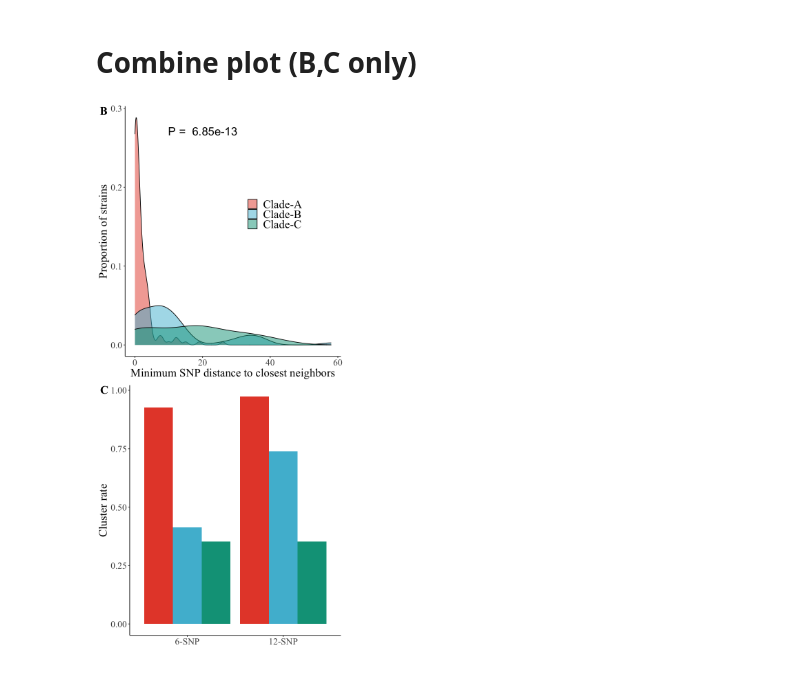
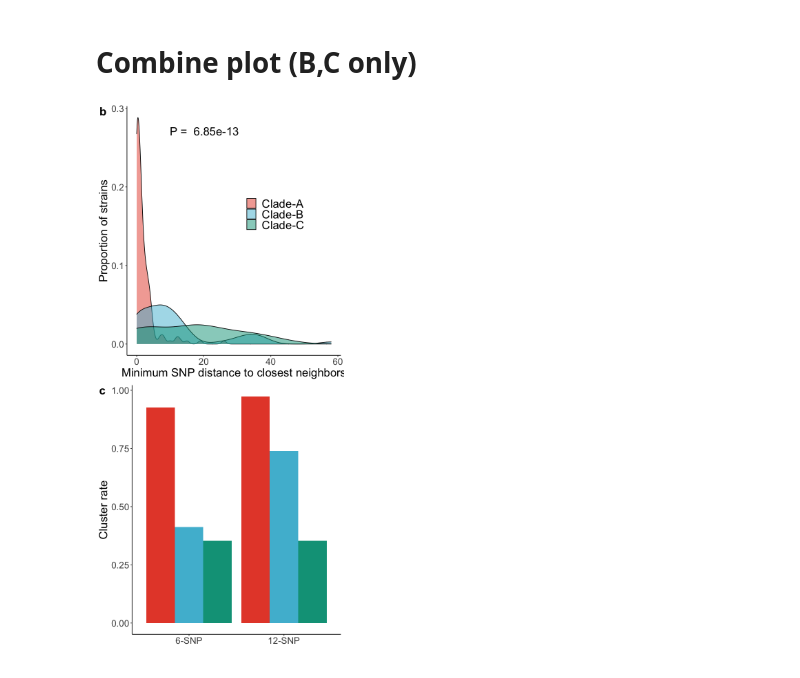
Before and after one commit to yang-luo-lab/TB-g2g, a Jupyter notebook: scripts/TBg2g_Fig4.ipynb, the cells around one changed output. Cells and saved outputs as stored; diff of their text form; code cells hidden in the pictures.

```diff
--- a/scripts/TBg2g_Fig4.ipynb
+++ b/scripts/TBg2g_Fig4.ipynb
@@ -28,7 +28,7 @@ Warning message:
 “package ‘cowplot’ was built under R version 3.6.2”
 Registering fonts with R
 # %%
-theme_set(theme_classic() + theme(text = element_text(size=20, family = "Times New Roman")))
+theme_set(theme_classic() + theme(text = element_text(size=20, family = "Arial")))
 options(StringsAsFactors=FALSE)
 clade_colors <- c("#E64B35FF","#4DBBD5FF","#00A087FF")
 # %% [markdown]
@@ -146,14 +146,14 @@ ylab("Cluster rate") +xlab("") + theme(legend.position="none",
 # %%
 options(repr.plot.width = 6, repr.plot.height = 13.5)
 
 
 ggdraw() +
   draw_plot(disPlt, x = 0, y = .5, width = 1, height = .5) +
   draw_plot(pcluster, x = 0, y = 0, width = 1, height = .5) +
-  draw_plot_label(label = c("B", "C"), size = 20,font="bold",
+  draw_plot_label(label = c("b", "c"), size = 20,font="bold",
                   x = c(0, 0), y = c(1,.5))
 # %% [output]
-[figure, old version]
+[figure, new version]
 # %%
 options(repr.plot.width = 12, repr.plot.height = 13.5)
 
```
Also changed, not shown: parts of 1 cell of this notebook, 7 other files.
